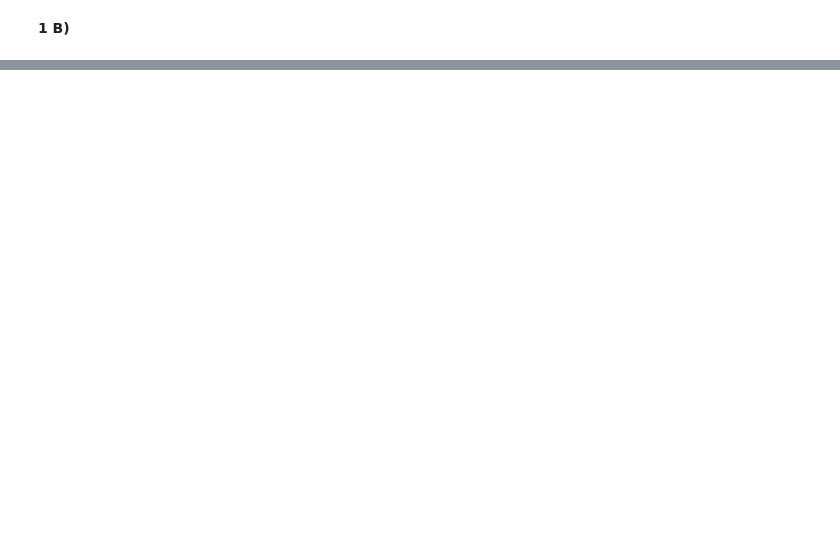
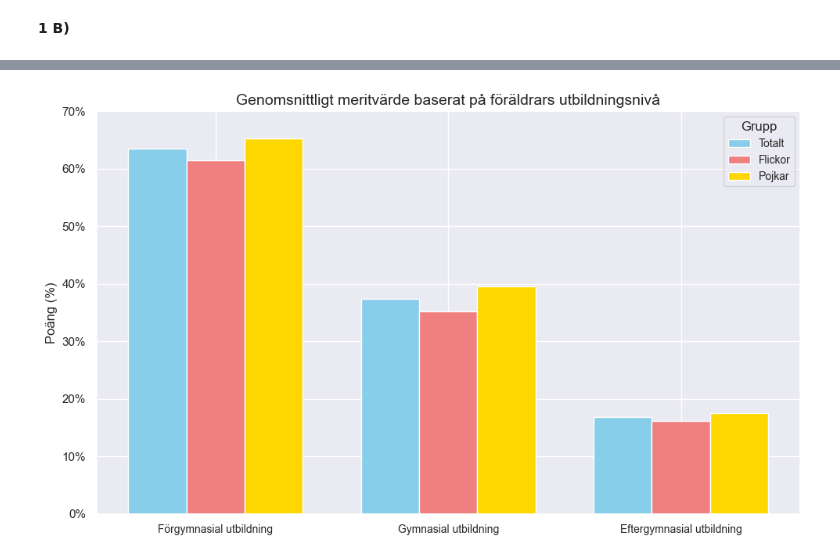
Before and after one commit to erikunevik/data-platforms-development-erikunevik-vt2025, a Jupyter notebook: exercises/1/exercise1_1.ipynb, the cells around one changed output, grey strips where cells are left out. Cells and saved outputs as stored; diff of their text form; code cells hidden in the pictures; blank space fills up the shorter version.

```diff
--- a/exercises/1/exercise1_1.ipynb
+++ b/exercises/1/exercise1_1.ipynb
@@ -25,0 +190,34 @@ df
+# %%
+import matplotlib.pyplot as plt
+import numpy as np
+
+
+# Grouped bar chart setup
+x = np.arange(len(df_föräldrar["Utbildningsnivå"]))  # x locations for the groups
+width = 0.25  # Width of the bars
+
+# Plotting the bars
+fig, ax = plt.subplots(figsize=(10, 6))
+
+ax.bar(x - width, df_föräldrar["Totalt"], width, label="Totalt", color="skyblue")
+ax.bar(x, df_föräldrar["Flickor"], width, label="Flickor", color="lightcoral")
+ax.bar(x + width, df_föräldrar["Pojkar"], width, label="Pojkar", color="gold")
+
+# Customizing the chart
+ax.set_title("Genomsnittligt meritvärde baserat på föräldrars utbildningsnivå", fontsize=14)
+ax.set_ylabel("Poäng (%)", fontsize=12)
+ax.set_xticks(x)  # Position the ticks at the group centers
+ax.set_xticklabels(df_föräldrar["Utbildningsnivå"], fontsize=10)
+ax.legend(title="Grupp", fontsize=10)
+
+# Add percentage signs to the y-axis
+ax.set_yticks(np.arange(0, 80, 10))  # Set appropriate y-axis limits and intervals
+ax.set_yticklabels([f"{tick}%" for tick in np.arange(0, 80, 10)])
+
+# Tight layout for clean visualization
+plt.tight_layout()
+
+# Show the plot
+plt.show()
+# %% [output]
+[figure, added]
```
Also changed, not shown: parts of 12 cells of this notebook, 2 other files.
